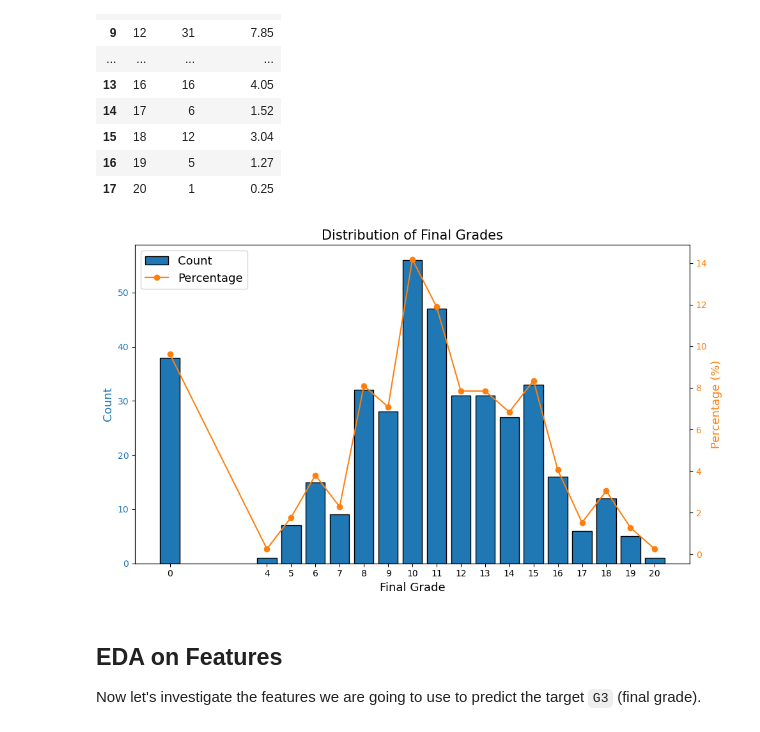
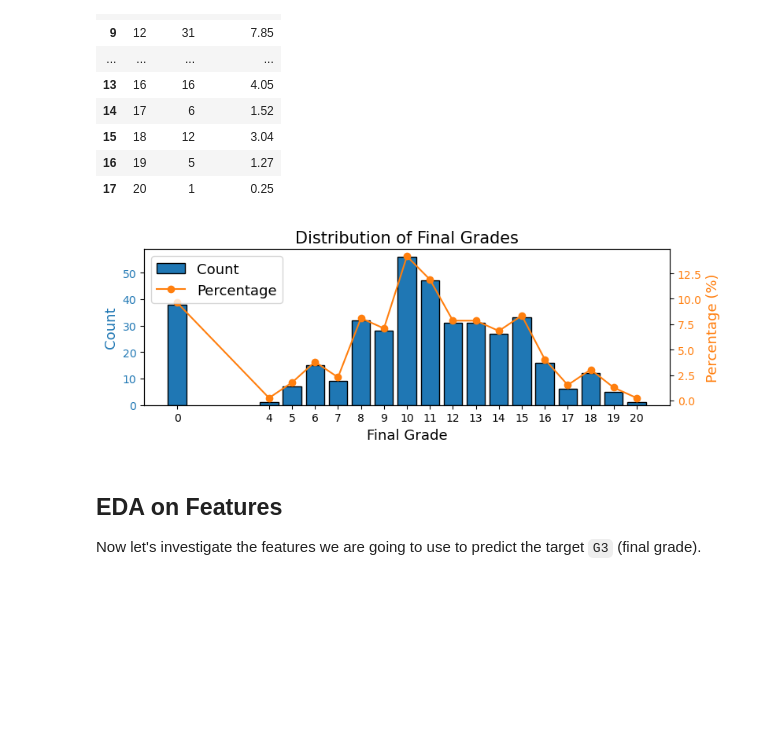
Before and after one commit to PeeteKeesel/bayes-opt-battle, a Jupyter notebook: notebooks/eda.ipynb, the cells around one changed output. Saved outputs shown, nothing was run; the diff lists cells and outputs as text; code cells hidden in the pictures; blank space fills up the shorter version.

```diff
--- a/notebooks/eda.ipynb
+++ b/notebooks/eda.ipynb
@@ -113,32 +113,34 @@ result_df
 | 16 | 19 | 5 | 1.27 |
 | 17 | 20 | 1 | 0.25 |
 # %%
-fig, ax1 = plt.subplots(figsize=(10, 6))
+fig, ax1 = plt.subplots(figsize=(8, 3))
 
 # Plot the count on the left y-axis
 ax1.bar(result_df.G3, result_df['Count'], edgecolor='black', color='C0', label='Count')
 ax1.set_xlabel('Final Grade', fontsize=13)
 ax1.set_ylabel('Count', color='C0', fontsize=13)
 ax1.tick_params(axis='y', labelcolor='C0')
 
 # Create a twin y-axis for the percentage
 ax2 = ax1.twinx()
 ax2.plot(result_df.G3, result_df['Percentage'], color='C1', marker='o', label='Percentage')
 ax2.set_ylabel('Percentage (%)', color='C1', fontsize=13)
 ax2.tick_params(axis='y', labelcolor='C1')
 
 # Combine the legends from both axes
 lines, labels = ax1.get_legend_handles_labels()
 lines2, labels2 = ax2.get_legend_handles_labels()
 ax2.legend(lines + lines2, labels + labels2, fontsize=13, loc='upper left')
 
 plt.title('Distribution of Final Grades', fontsize=15)
 plt.xticks(result_df.G3)
 plt.tight_layout()
 
+plt.savefig('../imgs/G3_dist.png', dpi=300)
+
 plt.show()
 # %% [output]
-[figure, old version]
+[figure, new version]
 # %% [markdown]
 ## EDA on Features
 
```
Also changed, not shown: 7 other files.
